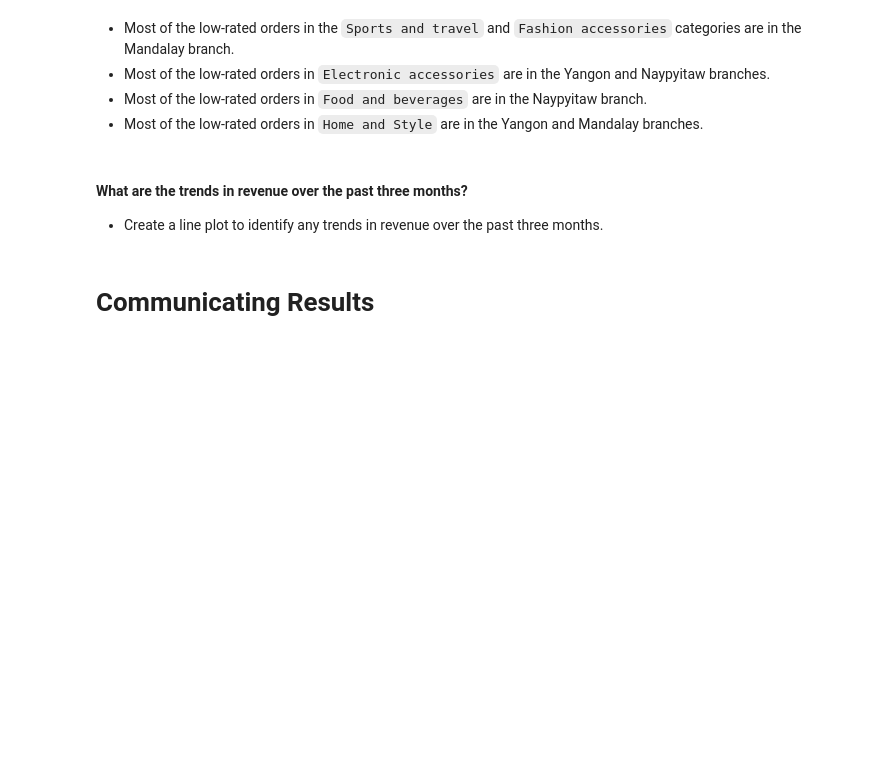
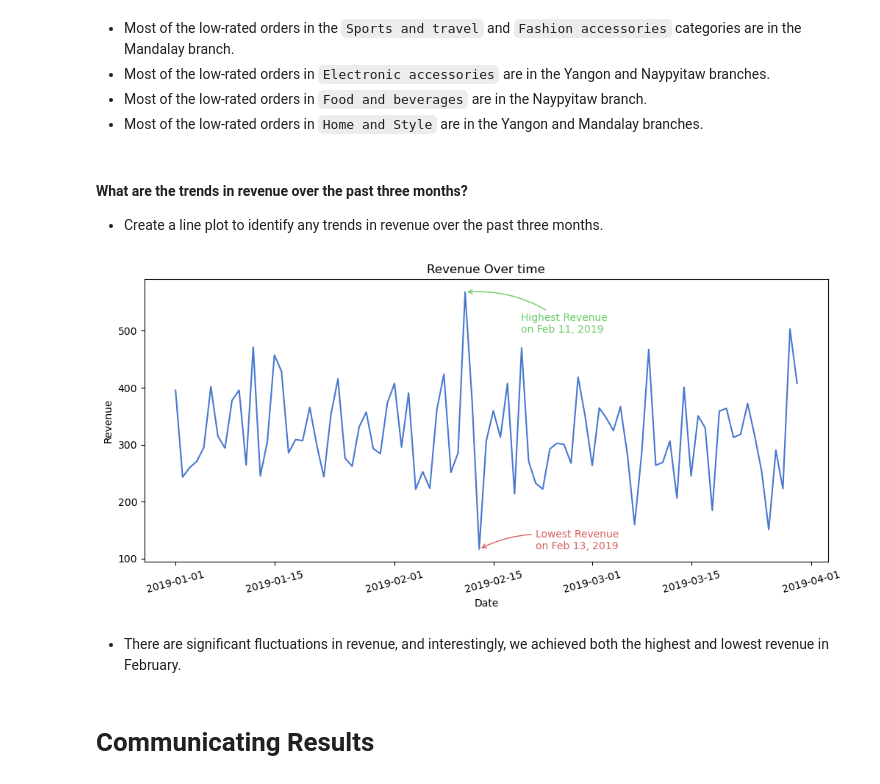
Before and after one commit to MohammadGhanaym/Data-Analysis-Projects, a Jupyter notebook: Supermarket Sales Analysis in Python/Supermarket Customer Retention Analysis.ipynb, the cells around one changed output. Saved outputs shown, nothing was run; the diff lists cells and outputs as text; code cells hidden in the pictures; blank space fills up the shorter version.

Commit message:
Analyzed Revenue over Time

```diff
--- a/Supermarket Sales Analysis in Python/Supermarket Customer Retention Analysis.ipynb
+++ b/Supermarket Sales Analysis in Python/Supermarket Customer Retention Analysis.ipynb
@@ -523,6 +527,39 @@ sns.countplot(data=high_revenue_low_rating_orders, x='Product line', hue='City')
 # %% [markdown]
 #### What are the trends in revenue over the past three months?
    - Create a line plot to identify any trends in revenue over the past three months.
+# %%
+mean_revenue = df_clean.groupby('Date').Revenue.mean().sort_values()
+highest_revenue = mean_revenue.tail(1)
+lowest_revenue = mean_revenue.head(1)
+# %%
+plt.figure(figsize=(12, 5))
+
+ax = sns.lineplot(data=df_clean, x='Date', y='Revenue',
+             errorbar=None)
+
+plt.xticks(rotation=15)
+plt.title('Revenue Over time')
+
+# Annotate Highest Revenue Point
+ax.annotate(f'Highest Revenue \non {highest_revenue.index[0].strftime("%b %d, %Y")}',
+            (mdates.date2num(highest_revenue.index[0]), highest_revenue.iloc[0]),
+            color=sns.color_palette()[1],
+            xytext=(55, -40), textcoords='offset points',
+            arrowprops=dict(arrowstyle='->', connectionstyle="arc3,rad=.2",
+                            color=sns.color_palette()[1]))
+
+# Annotate Lowest Revenue Point
+ax.annotate(f'Lowest Revenue \non {lowest_revenue.index[0].strftime("%b %d, %Y")}',
+            (mdates.date2num(lowest_revenue.index[0]), lowest_revenue.iloc[0]),
+            color=sns.color_palette()[2],
+            xytext=(55, 0), textcoords='offset points',
+            arrowprops=dict(arrowstyle='->', connectionstyle="arc3,rad=.2",
+                            color=sns.color_palette()[2]))
+plt.show()
+# %% [output]
+[figure, added]
+# %% [markdown]
+- There are significant fluctuations in revenue, and interestingly, we achieved both the highest and lowest revenue in February.
 # %% [markdown]
 # Communicating Results
 # %% [markdown]
```
Also changed, not shown: parts of 7 cells of this notebook.
